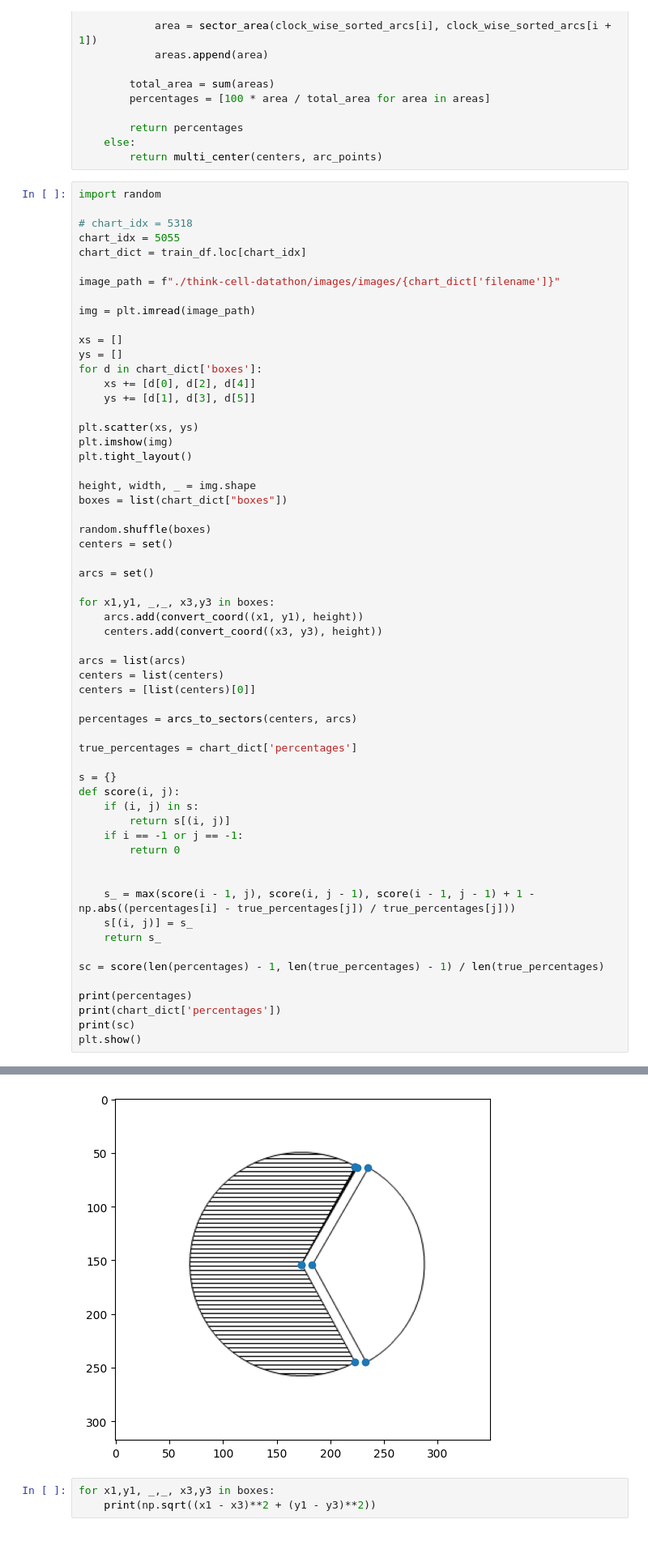
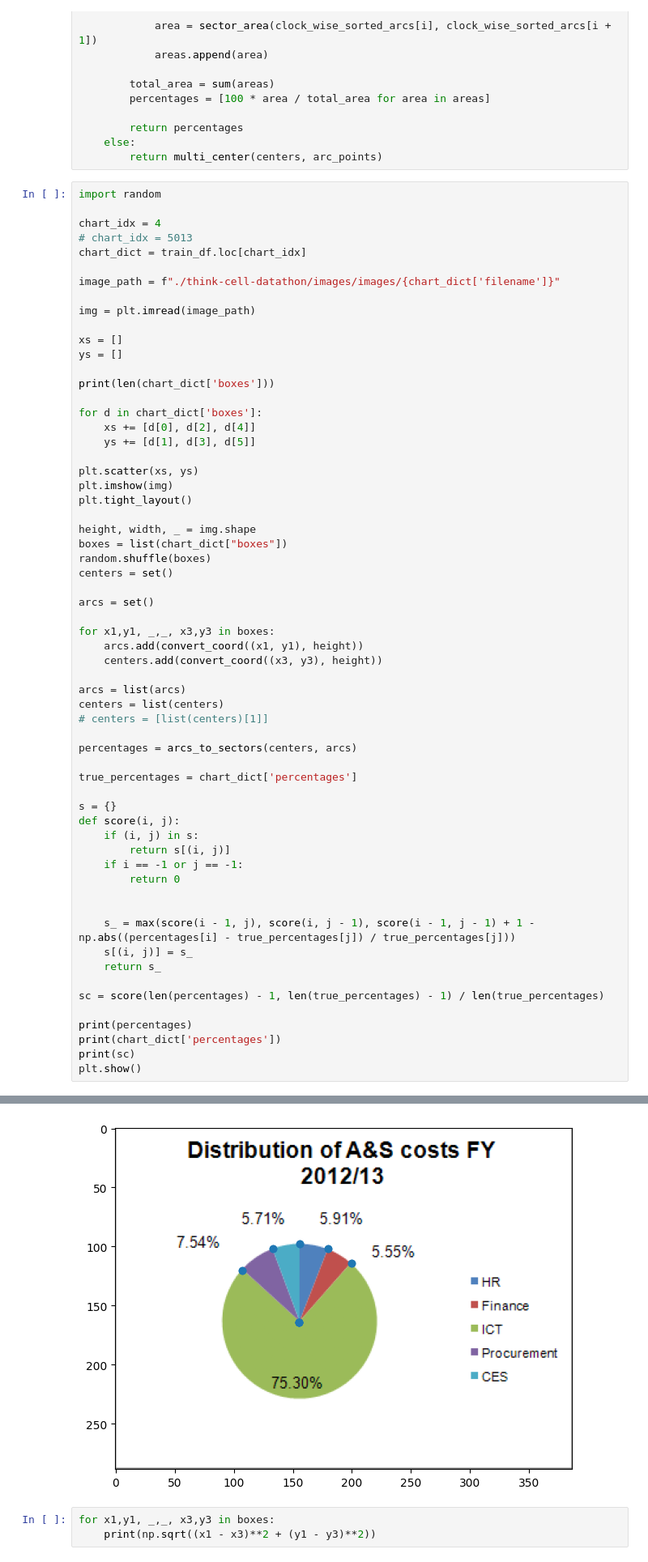
Before and after one commit to artiom-gesp/PieChartsDetection, a Jupyter notebook: data_loading_example.ipynb, the cells around one changed output, grey strips where cells are left out. Shown at 81% size. Cells and saved outputs as stored; diff of their text form.

```diff
--- a/data_loading_example.ipynb
+++ b/data_loading_example.ipynb
@@ -290,8 +290,8 @@ def arcs_to_sectors(centers, arc_points):
 # %%
 import random
 
-# chart_idx = 5318
-chart_idx = 5055
+chart_idx = 4
+# chart_idx = 5013
 chart_dict = train_df.loc[chart_idx]
 
 image_path = f"./think-cell-datathon/images/images/{chart_dict['filename']}"
@@ -300,6 +300,9 @@ img = plt.imread(image_path)
 
 xs = []
 ys = []
+
+print(len(chart_dict['boxes']))
+
 for d in chart_dict['boxes']:
     xs += [d[0], d[2], d[4]]
     ys += [d[1], d[3], d[5]]
@@ -310,7 +313,6 @@ plt.tight_layout()
 
 height, width, _ = img.shape
 boxes = list(chart_dict["boxes"])
-
 random.shuffle(boxes)
 centers = set()
 
@@ -322,7 +324,7 @@ for x1,y1, _,_, x3,y3 in boxes:
 
 arcs = list(arcs)
 centers = list(centers)
-centers = [list(centers)[0]]
+# centers = [list(centers)[1]]
 
 percentages = arcs_to_sectors(centers, arcs)
 
@@ -353,4 +356,4 @@ plt.show()
-[figure, old version]
+[figure, new version]
 # %%
 for x1,y1, _,_, x3,y3 in boxes:
     print(np.sqrt((x1 - x3)**2 + (y1 - y3)**2))
```
Also changed, not shown: parts of 22 cells of this notebook.
